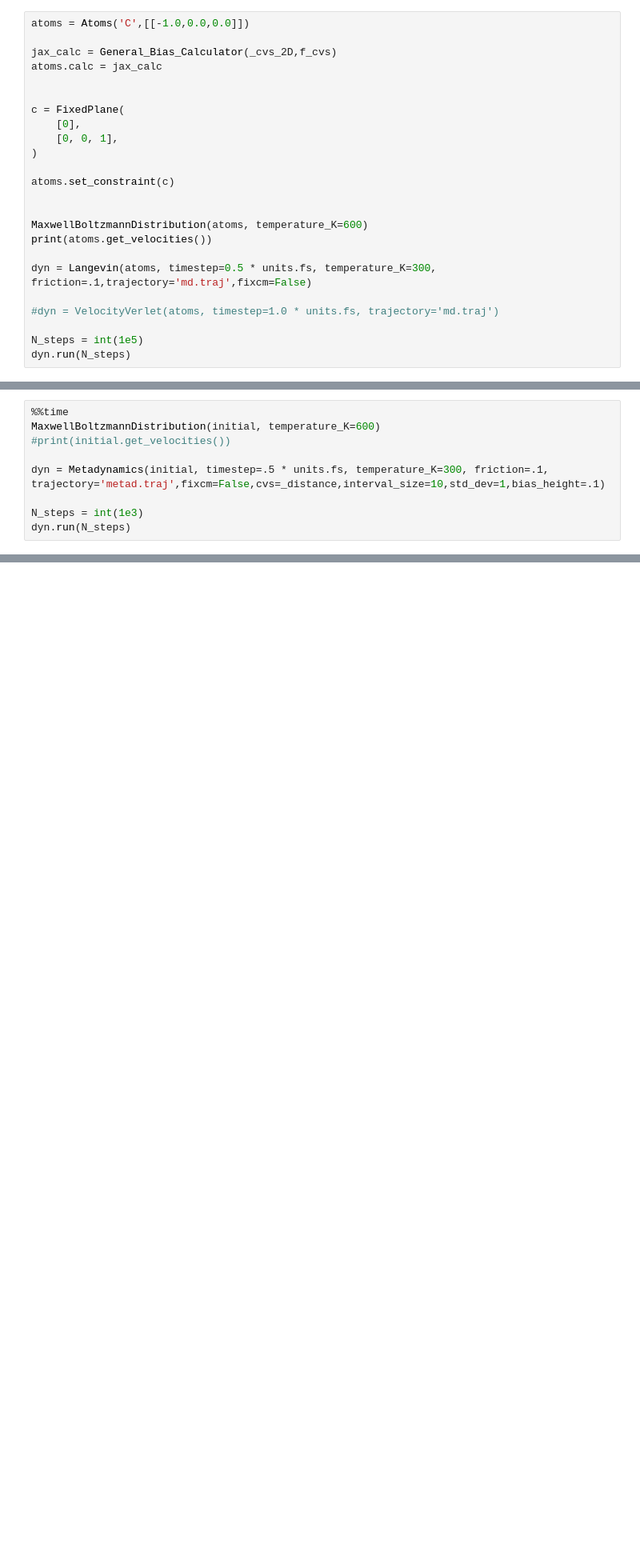
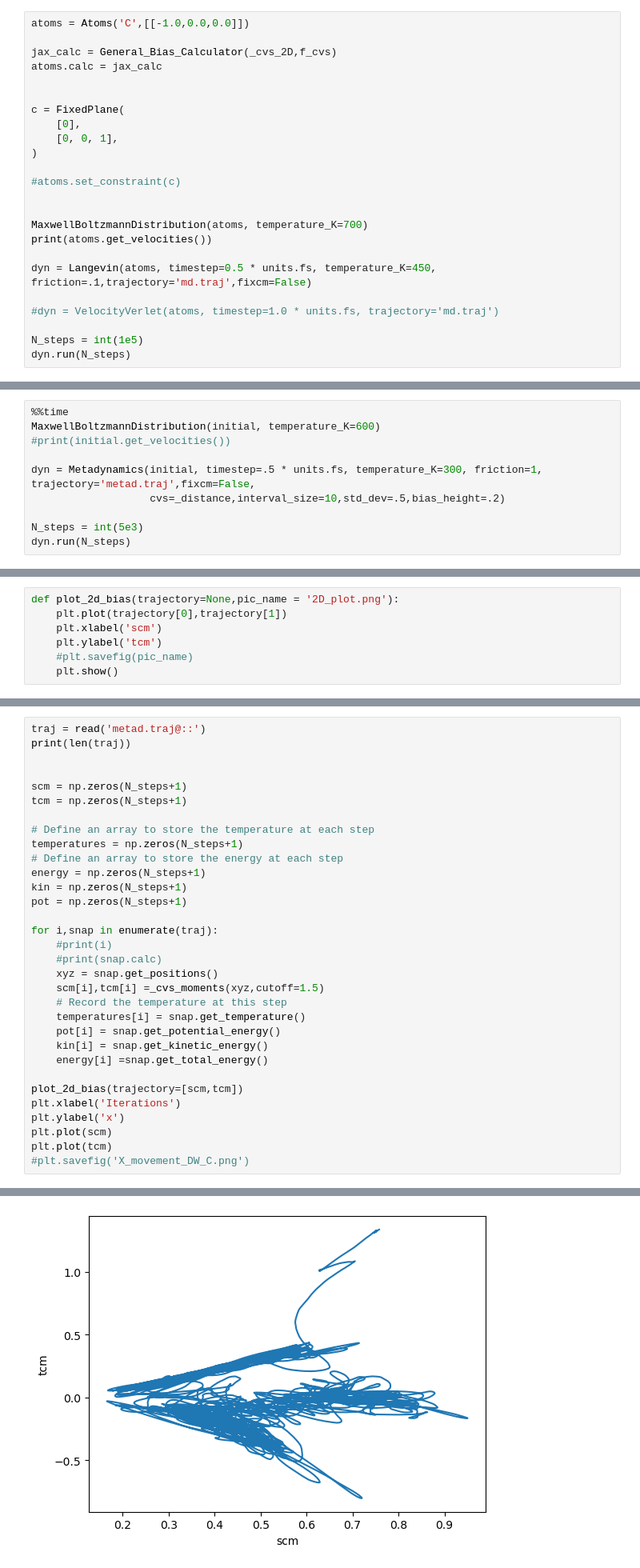
Before and after one commit to Nilsgoe/biASE, a Jupyter notebook: Metadynamics_test.ipynb, the cells around one changed output, grey strips where cells are left out. Shown at 80% size. Drawn from its saved outputs; the diff is of its cells as text; blank space fills up the shorter version.

Commit message:
Some updates and more testing stuff for Metadynamics and Umbrella smapling also comparison for Metadynamics

```diff
--- a/Metadynamics_test.ipynb
+++ b/Metadynamics_test.ipynb
@@ -875,13 +1156,13 @@ c = FixedPlane(
     [0, 0, 1],
 )
 
-atoms.set_constraint(c)
+#atoms.set_constraint(c)
 
 
-MaxwellBoltzmannDistribution(atoms, temperature_K=600)
+MaxwellBoltzmannDistribution(atoms, temperature_K=700)
 print(atoms.get_velocities())
 
-dyn = Langevin(atoms, timestep=0.5 * units.fs, temperature_K=300, friction=.1,trajectory='md.traj',fixcm=False)
+dyn = Langevin(atoms, timestep=0.5 * units.fs, temperature_K=450, friction=.1,trajectory='md.traj',fixcm=False)
 
 #dyn = VelocityVerlet(atoms, timestep=1.0 * units.fs, trajectory='md.traj')
 
@@ -1149,7 +1381,8 @@ True
 MaxwellBoltzmannDistribution(initial, temperature_K=600)
 #print(initial.get_velocities())
 
-dyn = Metadynamics(initial, timestep=.5 * units.fs, temperature_K=300, friction=.1, trajectory='metad.traj',fixcm=False,cvs=_distance,interval_size=10,std_dev=1,bias_height=.1)
+dyn = Metadynamics(initial, timestep=.5 * units.fs, temperature_K=300, friction=1, trajectory='metad.traj',fixcm=False,
+                   cvs=_distance,interval_size=10,std_dev=.5,bias_height=.2)
 
-N_steps = int(1e3)
+N_steps = int(5e3)
 dyn.run(N_steps)
@@ -1185,0 +1655,7 @@ plt.show()
+# %%
+def plot_2d_bias(trajectory=None,pic_name = '2D_plot.png'):
+    plt.plot(trajectory[0],trajectory[1])
+    plt.xlabel('scm')
+    plt.ylabel('tcm')
+    #plt.savefig(pic_name)
+    plt.show()
@@ -1185,0 +1700,33 @@ plt.show()
+# %%
+traj = read('metad.traj@::')
+print(len(traj))
+
+
+scm = np.zeros(N_steps+1)
+tcm = np.zeros(N_steps+1)
+
+# Define an array to store the temperature at each step
+temperatures = np.zeros(N_steps+1)
+# Define an array to store the energy at each step
+energy = np.zeros(N_steps+1)
+kin = np.zeros(N_steps+1)
+pot = np.zeros(N_steps+1)
+
+for i,snap in enumerate(traj):
+    #print(i)
+    #print(snap.calc)
+    xyz = snap.get_positions()
+    scm[i],tcm[i] =_cvs_moments(xyz,cutoff=1.5)
+    # Record the temperature at this step
+    temperatures[i] = snap.get_temperature()
+    pot[i] = snap.get_potential_energy()
+    kin[i] = snap.get_kinetic_energy()
+    energy[i] =snap.get_total_energy()
+
+plot_2d_bias(trajectory=[scm,tcm])
+plt.xlabel('Iterations')
+plt.ylabel('x')
+plt.plot(scm)
+plt.plot(tcm)
+#plt.savefig('X_movement_DW_C.png')
+# %% [output]
@@ -1185,0 +1734 @@ plt.show()
+[figure, added]
```
Also changed, not shown: parts of 43 cells of this notebook, 1 other file.
